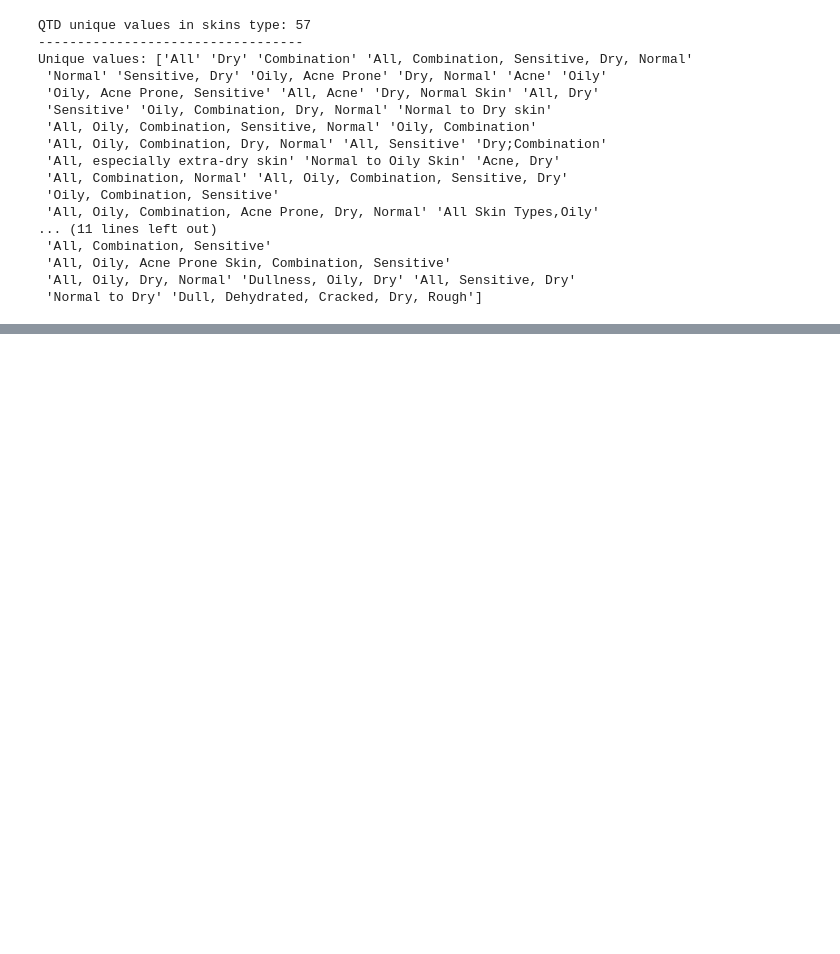
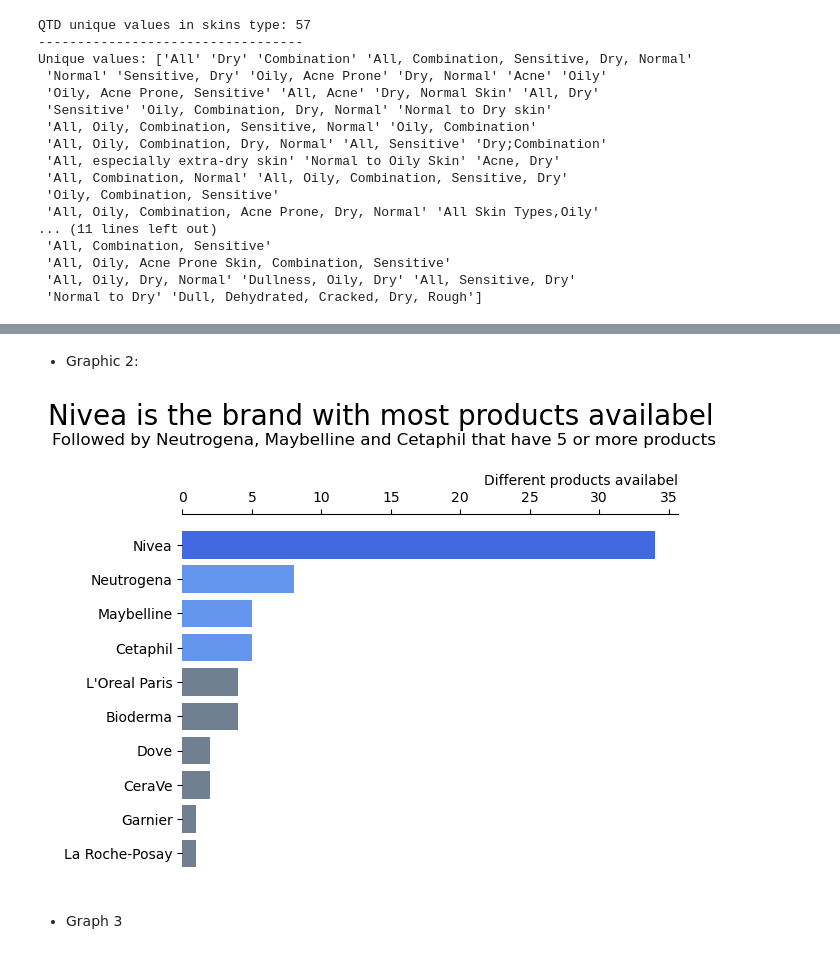
Before and after one commit to OliviaHelena10/skincare_recommendations, a Jupyter notebook: products_indicator.ipynb, the cells around one changed output, grey strips where cells are left out. Cells and saved outputs as stored; diff of their text form; code cells hidden in the pictures; blank space fills up the shorter version.

```diff
--- a/products_indicator.ipynb
+++ b/products_indicator.ipynb
@@ -103,0 +177,2 @@ df['Skin_Type'] = df['Skin_Type'].apply(lambda x: x.split(', '))
+# %% [markdown]
+* Graphic 2:
@@ -103,0 +209,29 @@ df['Skin_Type'] = df['Skin_Type'].apply(lambda x: x.split(', '))
+# %%
+# Visualizing informations
+fig, ax = plt.subplots()
+ax.barh(data['Brand'], data['Values'],
+        color = ['slategray', 'slategray', 'slategray',
+                 'slategray', 'slategray','slategray',
+                 'cornflowerblue', 'cornflowerblue',
+                 'cornflowerblue', 'royalblue'])
+
+# Titles
+plt.title('Nivea is the brand with most products availabel', fontweight= 'roman', fontsize=20, x=0.4, y=1.22)
+plt.suptitle('Followed by Neutrogena, Maybelline and Cetaphil that have 5 or more products', fontweight='light', x=0.44 ,y=1.05)
+
+plt.xlabel('Different products availabel', loc='right')
+
+# Removing lines
+ax.spines['right'].set_visible(False)
+ax.spines['left'].set_visible(False)
+ax.spines['bottom'].set_visible(False)
+
+# Moving xlabel to the top
+ax.xaxis.set_ticks_position('top')
+ax.xaxis.set_label_position('top')
+
+plt.show()
+# %% [output]
+[figure, added]
+# %% [markdown]
+* Graph 3
```
Also changed, not shown: parts of 24 cells of this notebook.
